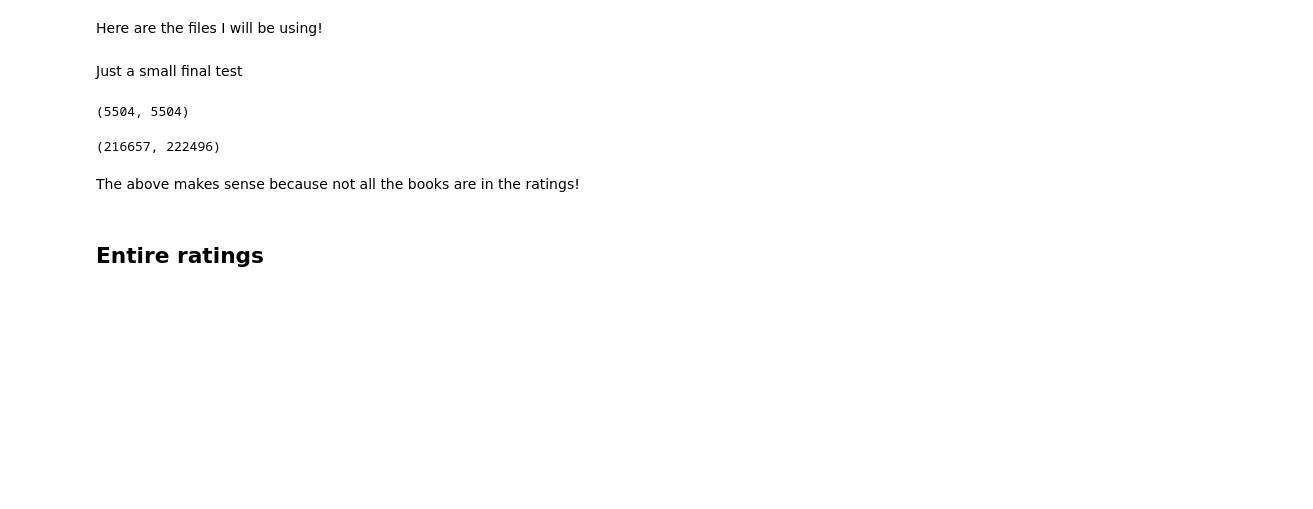
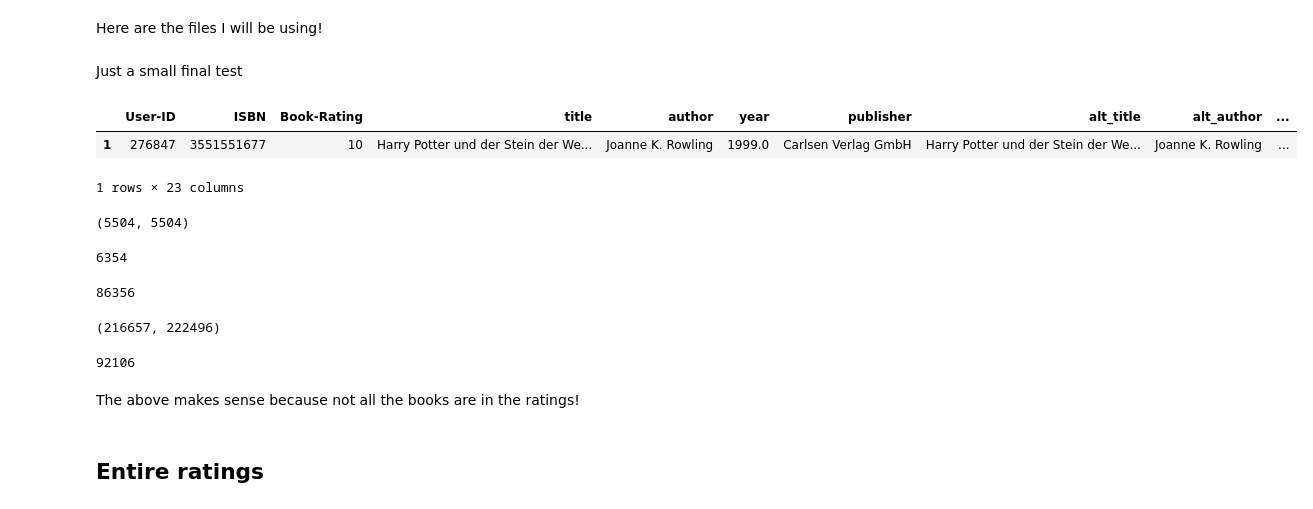
Before and after one commit to SavvinaDaniil/EnrichBookCrossing, a Jupyter notebook: Graphs.ipynb, the cells around one changed output. Drawn from its saved outputs; the diff is of its cells as text; code cells hidden in the pictures; blank space fills up the shorter version.

```diff
--- a/Graphs.ipynb
+++ b/Graphs.ipynb
@@ -148,14 +148,32 @@ fairbook_ratings = pd.read_csv(location_to_save+"fairbook_ratings_with_readable_
 fairbook_books = pd.read_csv(location_to_save+"fairbook_books_with_readable_properties_correct_ISBN.csv", low_memory=False, index_col=0).fillna("")
 # %% [markdown]
 Just a small final test
+# %%
+fairbook_ratings.head(1)
+# %% [output]
+|  | User-ID | ISBN | Book-Rating | title | author | year | publisher | alt_title | alt_author | ... |
+| 1 | 276847 | 3551551677 | 10 | Harry Potter und der Stein der We... | Joanne K. Rowling | 1999.0 | Carlsen Verlag GmbH | Harry Potter und der Stein der We... | Joanne K. Rowling | ... |
+1 rows × 23 columns
 # %%
 len(fairbook_books.ISBN_alt.unique()), len(fairbook_ratings.ISBN.unique())
 # %% [output]
 (5504, 5504)
+# %%
+len(fairbook_ratings["User-ID"].unique())
+# %% [output]
+6354
+# %%
+len(fairbook_ratings)
+# %% [output]
+86356
 # %%
 len(entire_books.ISBN_alt.unique()), len(entire_ratings.ISBN.unique())
 # %% [output]
 (216657, 222496)
+# %%
+len(entire_ratings["User-ID"].unique())
+# %% [output]
+92106
 # %% [markdown]
 The above makes sense because not all the books are in the ratings!
 # %% [markdown]
```
